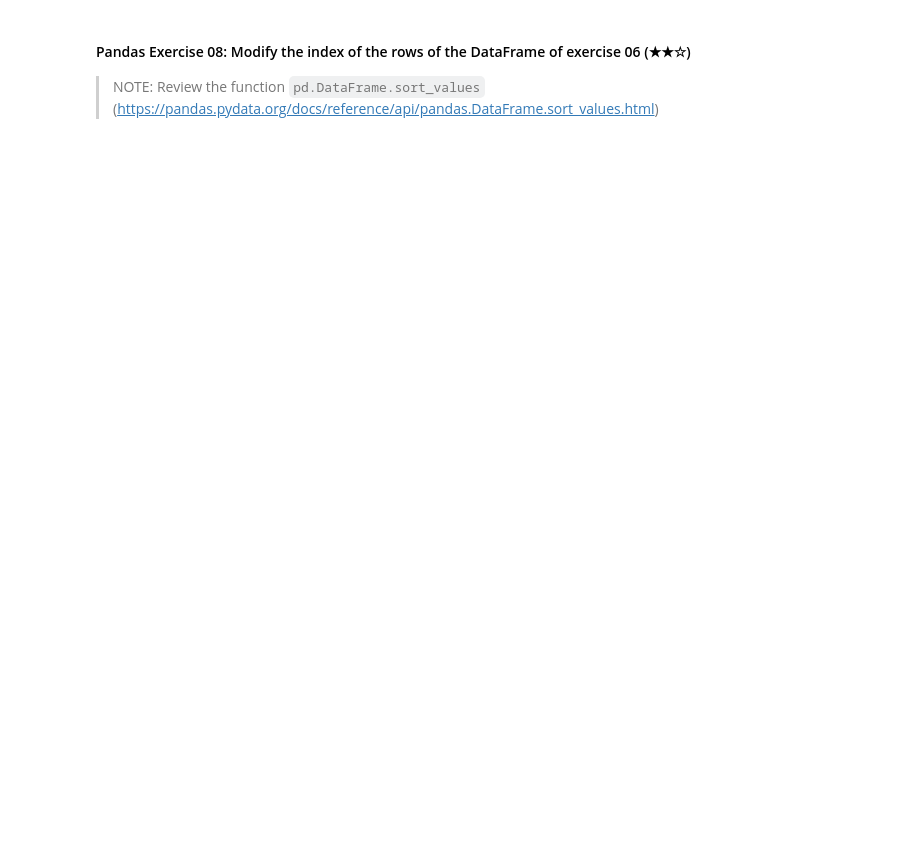
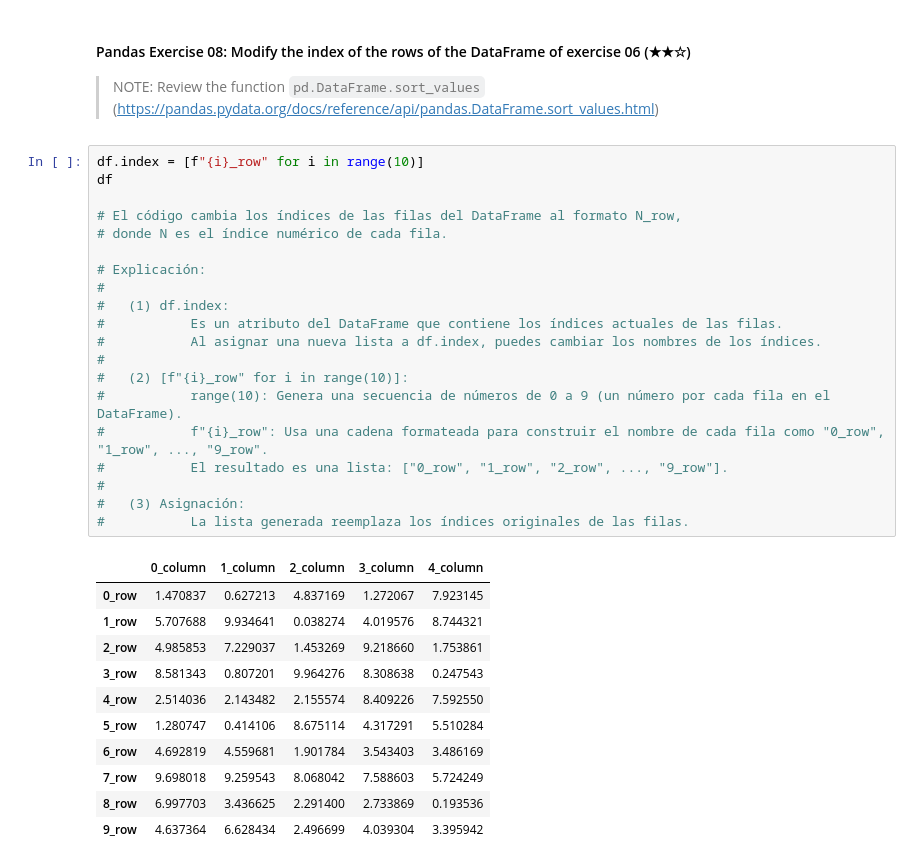
Before and after one commit to mvlarra/4Geeks_Pandas, a Jupyter notebook: 03-pandas/03.1-Intro-To-Pandas.ipynb, the cells around one changed output. Saved outputs shown, nothing was run; the diff lists cells and outputs as text; blank space fills up the shorter version.

```diff
--- a/03-pandas/03.1-Intro-To-Pandas.ipynb
+++ b/03-pandas/03.1-Intro-To-Pandas.ipynb
@@ -951,3 +970,35 @@ NameError: name 'df' is not defined
 #### Pandas Exercise 08: Modify the index of the rows of the DataFrame of exercise 06 (★★☆)
 
 > NOTE: Review the function `pd.DataFrame.sort_values` (https://pandas.pydata.org/docs/reference/api/pandas.DataFrame.sort_values.html)
+# %%
+df.index = [f"{i}_row" for i in range(10)]
+df
+
+# El código cambia los índices de las filas del DataFrame al formato N_row,
+# donde N es el índice numérico de cada fila.
+
+# Explicación:
+#
+#   (1) df.index:
+#           Es un atributo del DataFrame que contiene los índices actuales de las filas.
+#           Al asignar una nueva lista a df.index, puedes cambiar los nombres de los índices.
+#
+#   (2) [f"{i}_row" for i in range(10)]:
+#           range(10): Genera una secuencia de números de 0 a 9 (un número por cada fila en el DataFrame).
+#           f"{i}_row": Usa una cadena formateada para construir el nombre de cada fila como "0_row", "1_row", ..., "9_row".
+#           El resultado es una lista: ["0_row", "1_row", "2_row", ..., "9_row"].
+#
+#   (3) Asignación:
+#           La lista generada reemplaza los índices originales de las filas.
+# %% [output]
+|  | 0_column | 1_column | 2_column | 3_column | 4_column |
+| 0_row | 1.470837 | 0.627213 | 4.837169 | 1.272067 | 7.923145 |
+| 1_row | 5.707688 | 9.934641 | 0.038274 | 4.019576 | 8.744321 |
+| 2_row | 4.985853 | 7.229037 | 1.453269 | 9.218660 | 1.753861 |
+| 3_row | 8.581343 | 0.807201 | 9.964276 | 8.308638 | 0.247543 |
+| 4_row | 2.514036 | 2.143482 | 2.155574 | 8.409226 | 7.592550 |
+| 5_row | 1.280747 | 0.414106 | 8.675114 | 4.317291 | 5.510284 |
+| 6_row | 4.692819 | 4.559681 | 1.901784 | 3.543403 | 3.486169 |
+| 7_row | 9.698018 | 9.259543 | 8.068042 | 7.588603 | 5.724249 |
+| 8_row | 6.997703 | 3.436625 | 2.291400 | 2.733869 | 0.193536 |
+| 9_row | 4.637364 | 6.628434 | 2.496699 | 4.039304 | 3.395942 |
```
Also changed, not shown: parts of 8 cells of this notebook.
